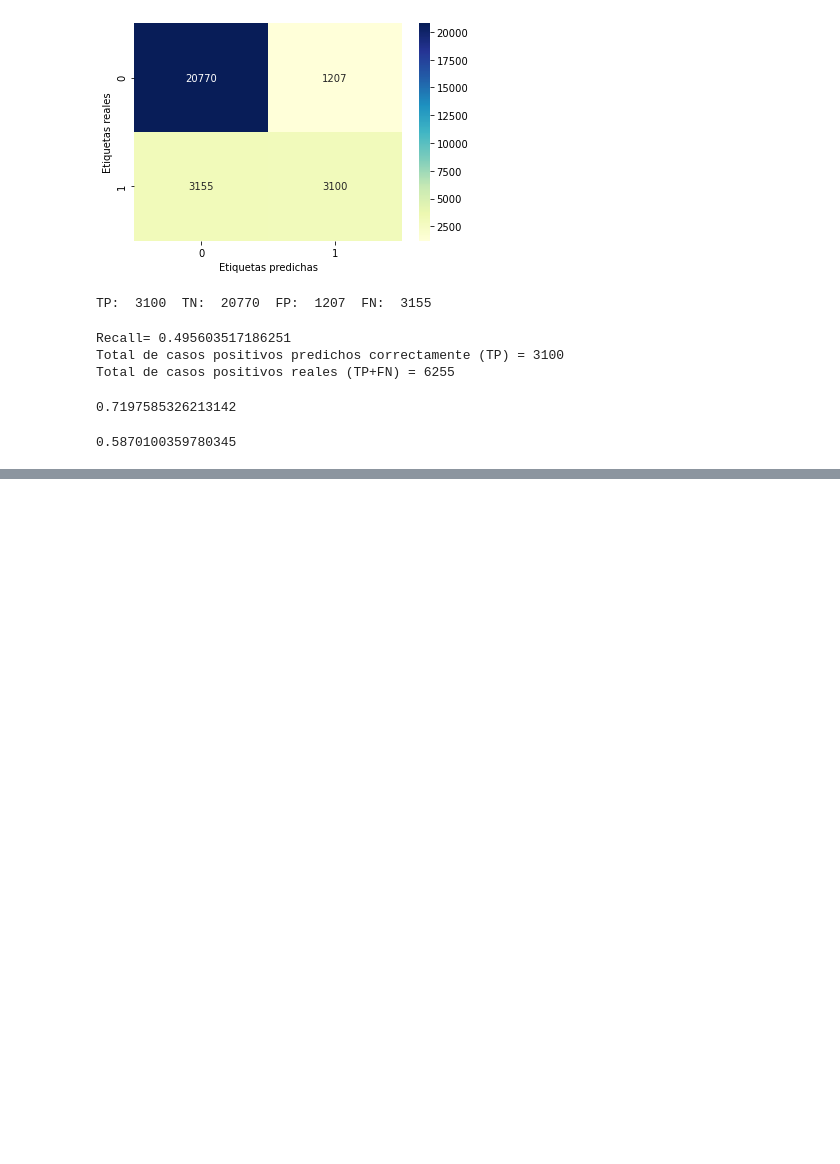
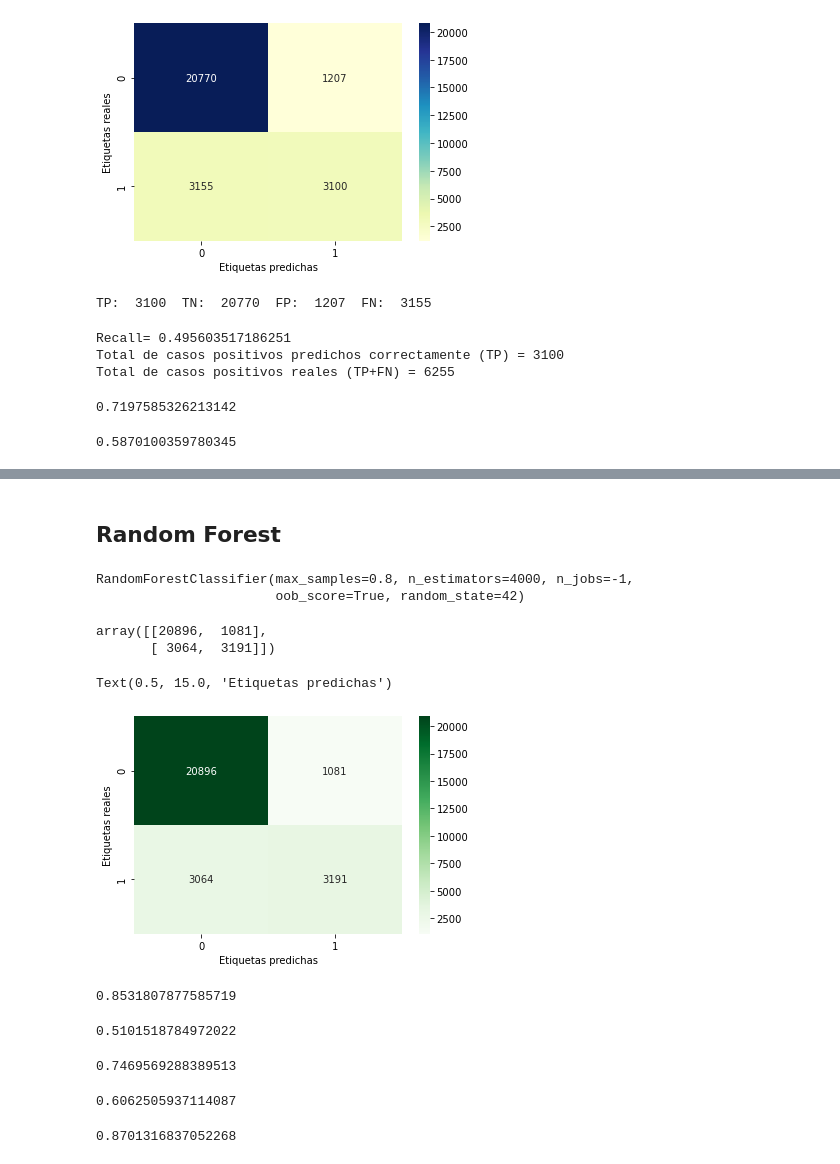
Before and after one commit to eszagadyn/DataScience-CART-RandomForest, a Jupyter notebook: CART.ipynb, the cells around one changed output, grey strips where cells are left out. Cells and saved outputs as stored; diff of their text form; code cells hidden in the pictures; blank space fills up the shorter version.

Commit message:
RandomForest

```diff
--- a/CART.ipynb
+++ b/CART.ipynb
@@ -102,0 +103,49 @@ print()
+# %% [markdown]
+## Random Forest
+# %%
+from sklearn.ensemble import RandomForestClassifier
+
+rf_clf = RandomForestClassifier(n_estimators=4000, n_jobs=-1 , max_samples=0.8, random_state=42, oob_score=True)
+
+rf_clf.fit(X_train, y_train)
+# %% [output]
+RandomForestClassifier(max_samples=0.8, n_estimators=4000, n_jobs=-1,
+                       oob_score=True, random_state=42)
+# %%
+y_randf = rf_clf.predict(X_test)
+confusion_matrix(y_test, y_randf)
+# %% [output]
+array([[20896,  1081],
+       [ 3064,  3191]])
+# %%
+confusion_matrix(y_test, y_randf)
+sns.heatmap(confusion_matrix(y_test, y_randf), annot=True, fmt='.0f', cmap='Greens')
+plt.ylabel('Etiquetas reales')
+plt.xlabel('Etiquetas predichas')
+# %% [output]
+Text(0.5, 15.0, 'Etiquetas predichas')
+[figure, added]
+# %%
+accuracy_score(y_test, y_randf)
+# %% [output]
+0.8531807877585719
+# %%
+from sklearn.metrics import recall_score
+
+recall_score(y_test, y_randf)
+# %% [output]
+0.5101518784972022
+# %%
+print(precision_score(y_test, y_randf))
+# %% [output]
+0.7469569288389513
+# %%
+print(f1_score(y_test, y_randf))
+# %% [output]
+0.6062505937114087
+# %%
+from sklearn.metrics import roc_auc_score
+
+roc_auc_score(y_test, rf_clf.predict_proba(X_test)[:, 1])
+# %% [output]
+0.8701316837052268
```
Also changed, not shown: parts of 1 cell of this notebook.
